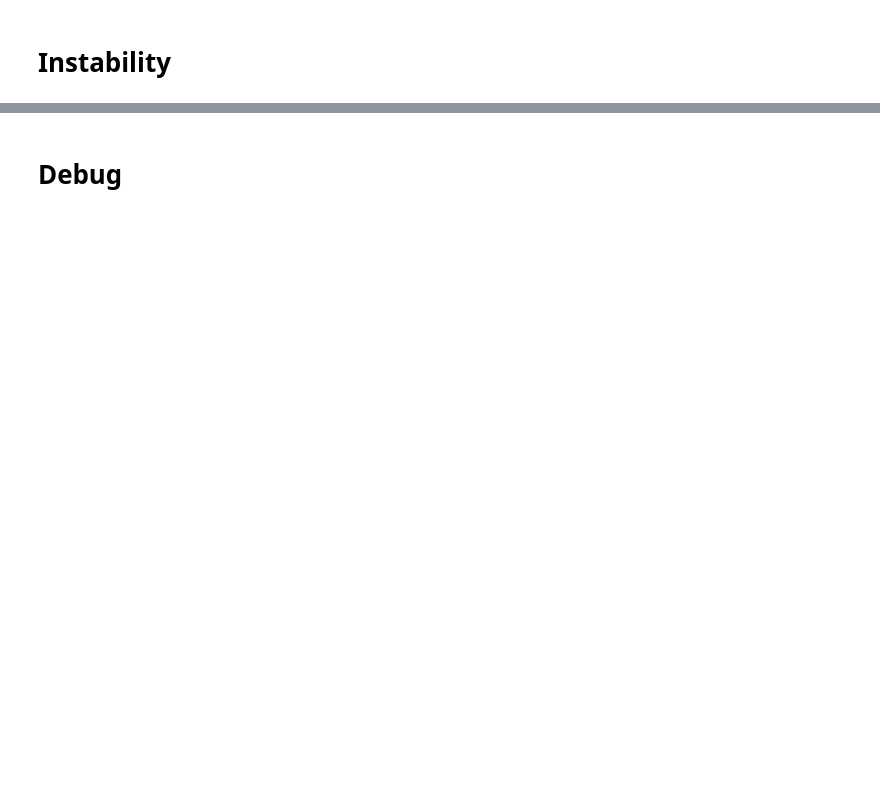
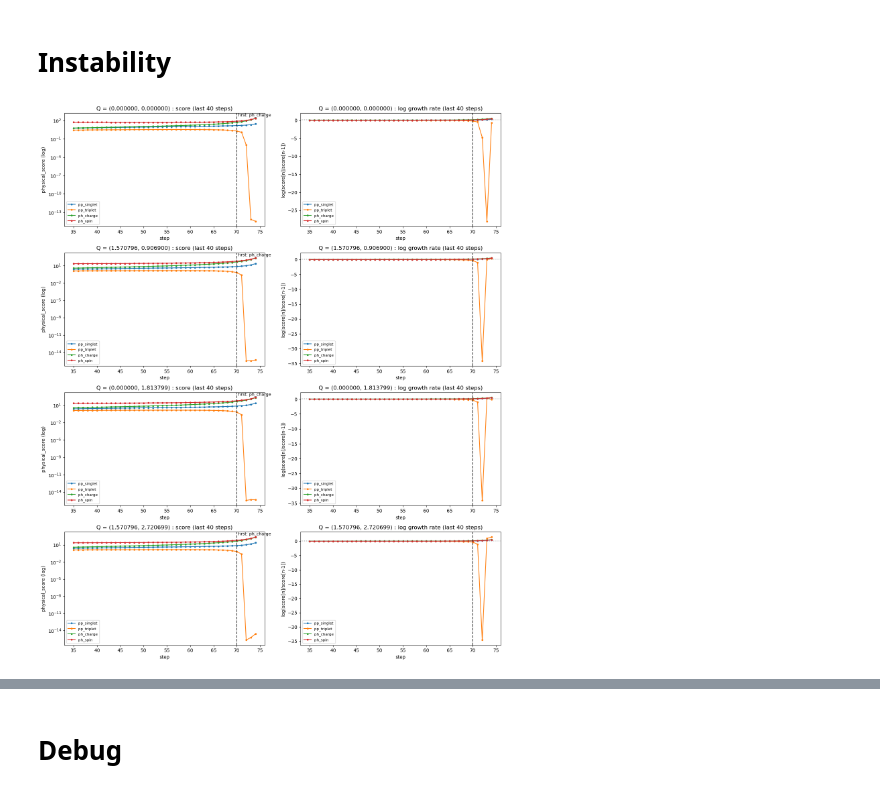
Before and after one commit to Mio826/functional-RG-Kagome-, a Jupyter notebook: test-flow.ipynb, the cells around one changed output, grey strips where cells are left out. Drawn from its saved outputs; the diff is of its cells as text; code cells hidden in the pictures; blank space fills up the shorter version.

```diff
--- a/test-flow.ipynb
+++ b/test-flow.ipynb
@@ -1330,0 +1927,81 @@ results_4, df_inst_4 = diagnose_snapshot_instabilities(
+# %%
+# ============================================================
+# 参数区：你以后主要改这里
+# ============================================================
+
+# 1. 目标 Q：优先用 FLOW_KWARGS['diagnosis_Qs']，否则用 solver.diagnosis_Qs
+if "FLOW_KWARGS" in globals() and "diagnosis_Qs" in FLOW_KWARGS:
+    TARGET_QS = [np.asarray(q, dtype=float) for q in FLOW_KWARGS["diagnosis_Qs"]]
+elif "solver" in globals() and getattr(solver, "diagnosis_Qs", None) is not None:
+    TARGET_QS = [np.asarray(q, dtype=float) for q in solver.diagnosis_Qs]
+else:
+    raise ValueError("没有找到 diagnosis_Qs。请确认 FLOW_KWARGS['diagnosis_Qs'] 或 solver.diagnosis_Qs 存在。")
+
+TARGET_Q_KEYS = [q_to_key(q) for q in TARGET_QS]
+
+# 2. onset 判据参数
+MIN_STEP   = 5
+RATIO_TH   = 1.2
+LOGRATE_TH = 0.15
+ACCEL_TH   = 0.05
+SUSTAIN    = 2
+ABS_SCORE_MIN = 1.0
+REL_SCORE_MIN = 1e-2
+# 3. 可视化参数
+TAIL_STEPS = 40
+
+# ============================================================
+# 运行区
+# ============================================================
+
+score_df = build_score_df_from_history(
+    history=history,
+    target_q_keys=TARGET_Q_KEYS,
+    channels=CHANNELS,
+)
+
+growth_data = build_growth_data(
+    score_df=score_df,
+    channels=CHANNELS,
+)
+
+onset_df = build_onset_df(
+    growth_data=growth_data,
+    target_q_keys=TARGET_Q_KEYS,
+    channels=CHANNELS,
+    min_step=MIN_STEP,
+    ratio_th=RATIO_TH,
+    lograte_th=LOGRATE_TH,
+    accel_th=ACCEL_TH,
+    sustain=SUSTAIN,
+    # abs_score_min = ABS_SCORE_MIN,
+    # rel_score_min = REL_SCORE_MIN
+)
+
+per_q_first, global_first = summarize_onsets(onset_df)
+
+plot_growth_tail(
+    growth_data=growth_data,
+    per_q_first=per_q_first,
+    target_q_keys=TARGET_Q_KEYS,
+    channels=CHANNELS,
+    tail_steps=TAIL_STEPS,
+    lograte_th=LOGRATE_TH,
+)
+
+print("=== Earliest onset for each Q ===")
+display(per_q_first[["Q_key", "channel", "onset_step", "T_at_onset", "score_at_onset"]])
+
+if global_first is not None:
+    print("\n=== Global earliest onset ===")
+    print(
+        f"Q = {global_first['Q_key']}, "
+        f"channel = {global_first['channel']}, "
+        f"onset_step = {int(global_first['onset_step'])}, "
+        f"T = {global_first['T_at_onset']:.6f}, "
+        f"score = {global_first['score_at_onset']:.6g}"
+    )
+else:
+    print("\n没有检测到满足当前判据的 onset；可以适当降低阈值。")
+# %% [output]
+[figure, added]
```
Also changed, not shown: parts of 23 cells of this notebook, 10 other files.
